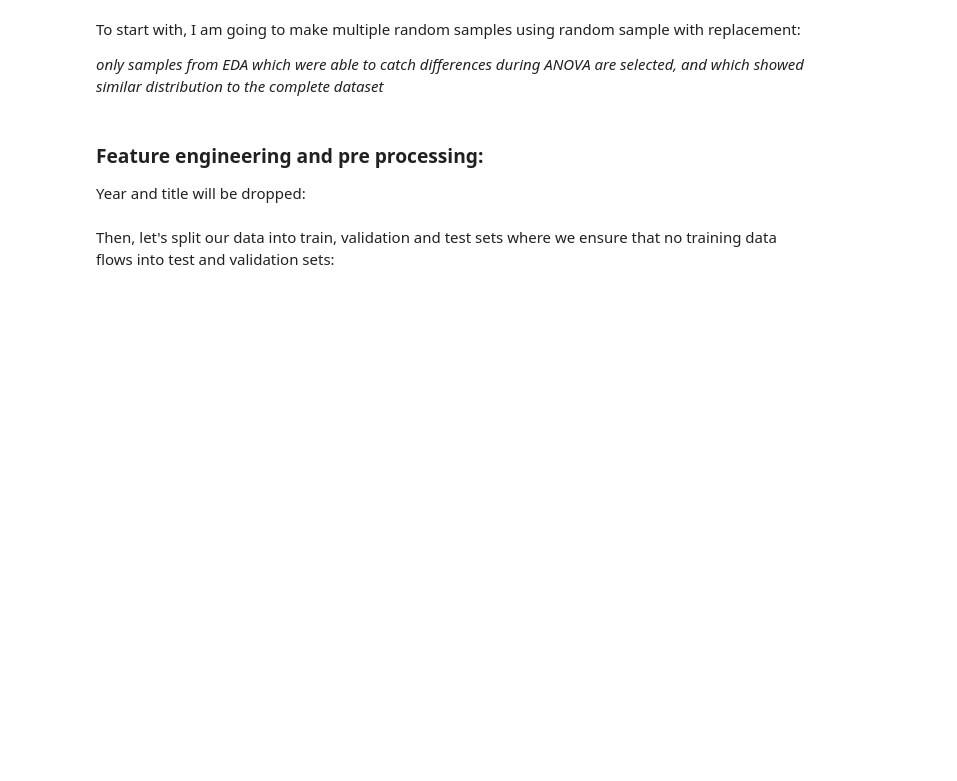
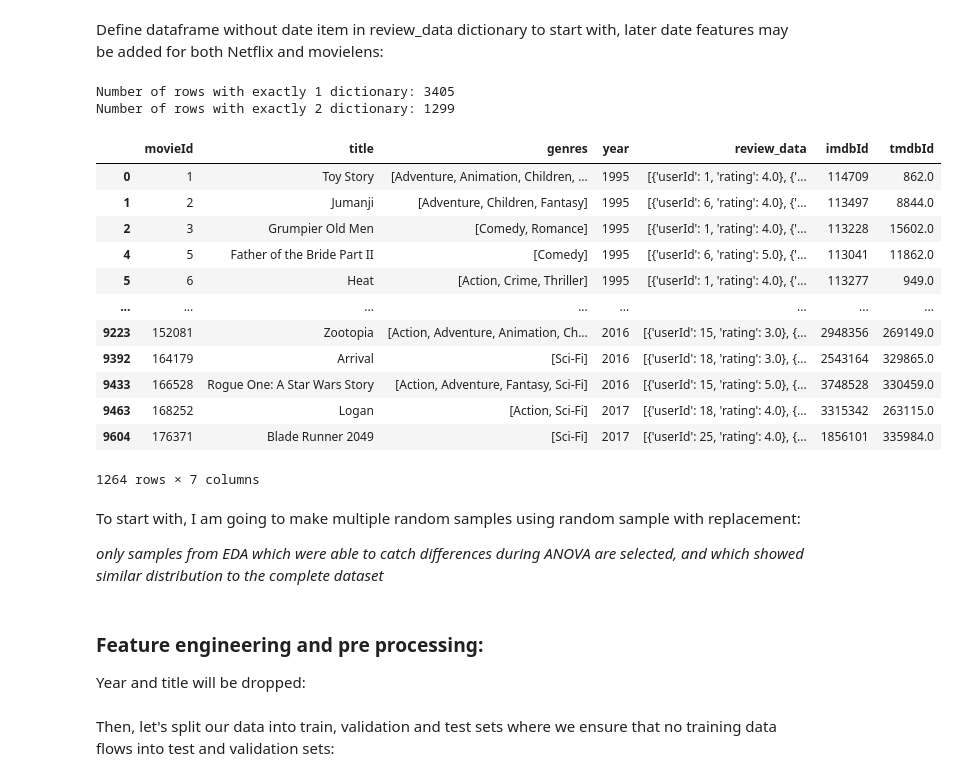
Before and after one commit to StijnHarder/SDfM---Jaume-and-Stijn, a Jupyter notebook: SVD modelling - Stijn.ipynb, the cells around one changed output. Drawn from its saved outputs; the diff is of its cells as text; code cells hidden in the pictures; blank space fills up the shorter version.

Commit message:
succesfully checked movielens on svd

```diff
--- a/SVD modelling - Stijn.ipynb
+++ b/SVD modelling - Stijn.ipynb
@@ -7,4 +7,7 @@ InteractiveShell.ast_node_interactivity = "all" # to make jupyter print all outp
 from IPython.core.display import HTML # to pretty print pandas df and be able to copy them over (e.g. to ppt slides)
 # %%
 df = pd.read_parquet('cleaned/netflix_parquet')
+df2 = pd.read_parquet('cleaned/movielens_parquet')
+# %% [markdown]
+Define dataframe without date item in review_data dictionary to start with, later date features may be added for both Netflix and movielens:
 # %%
@@ -12,5 +14,37 @@ df = pd.read_parquet('cleaned/netflix_parquet')
 netflix_df = df[df.columns]
 netflix_df['review_data'] = netflix_df['review_data'].apply(lambda x: None if x is None else [{'userId': review['userId'], 'rating': review['rating']} for review in x if 'userId' in review and 'rating' in review])
+# %%
+movielens_df = df2[df2.columns]
+movielens_df['review_data'] = movielens_df['review_data'].apply(lambda x: None if x is None else [{'userId': review['userId'], 'rating': review['rating']} for review in x if 'userId' in review and 'rating' in review])
+# %%
+# Count the number of dictionaries in each list in each row
+counts_per_row = movielens_df['review_data'].apply(lambda x: len(x) if x is not None else 0)
+
+# Count how many rows have exactly 1 dictionary
+count_of_1_dict = (counts_per_row == 1).sum()
+count_of_2_dict = (counts_per_row == 2).sum()
+print("Number of rows with exactly 1 dictionary:", count_of_1_dict)
+print("Number of rows with exactly 2 dictionary:", count_of_2_dict)
+# %% [output]
+Number of rows with exactly 1 dictionary: 3405
+Number of rows with exactly 2 dictionary: 1299
+# %%
+movielens_df2 = movielens_df[movielens_df['review_data'].apply(lambda x: len(x) if x is not None else 0) > 20]
+movielens_df2
+# %% [output]
+|  | movieId | title | genres | year | review_data | imdbId | tmdbId |
+| 0 | 1 | Toy Story | [Adventure, Animation, Children, ... | 1995 | [{'userId': 1, 'rating': 4.0}, {'... | 114709 | 862.0 |
+| 1 | 2 | Jumanji | [Adventure, Children, Fantasy] | 1995 | [{'userId': 6, 'rating': 4.0}, {'... | 113497 | 8844.0 |
+| 2 | 3 | Grumpier Old Men | [Comedy, Romance] | 1995 | [{'userId': 1, 'rating': 4.0}, {'... | 113228 | 15602.0 |
+| 4 | 5 | Father of the Bride Part II | [Comedy] | 1995 | [{'userId': 6, 'rating': 5.0}, {'... | 113041 | 11862.0 |
+| 5 | 6 | Heat | [Action, Crime, Thriller] | 1995 | [{'userId': 1, 'rating': 4.0}, {'... | 113277 | 949.0 |
+| ... | ... | ... | ... | ... | ... | ... | ... |
+| 9223 | 152081 | Zootopia | [Action, Adventure, Animation, Ch... | 2016 | [{'userId': 15, 'rating': 3.0}, {... | 2948356 | 269149.0 |
+| 9392 | 164179 | Arrival | [Sci-Fi] | 2016 | [{'userId': 18, 'rating': 3.0}, {... | 2543164 | 329865.0 |
+| 9433 | 166528 | Rogue One: A Star Wars Story | [Action, Adventure, Fantasy, Sci-Fi] | 2016 | [{'userId': 15, 'rating': 5.0}, {... | 3748528 | 330459.0 |
+| 9463 | 168252 | Logan | [Action, Sci-Fi] | 2017 | [{'userId': 18, 'rating': 4.0}, {... | 3315342 | 263115.0 |
+| 9604 | 176371 | Blade Runner 2049 | [Sci-Fi] | 2017 | [{'userId': 25, 'rating': 4.0}, {... | 1856101 | 335984.0 |
+1264 rows × 7 columns
 # %% [markdown]
 To start with, I am going to make multiple random samples using random sample with replacement:
 
```
Also changed, not shown: parts of 17 cells of this notebook.
